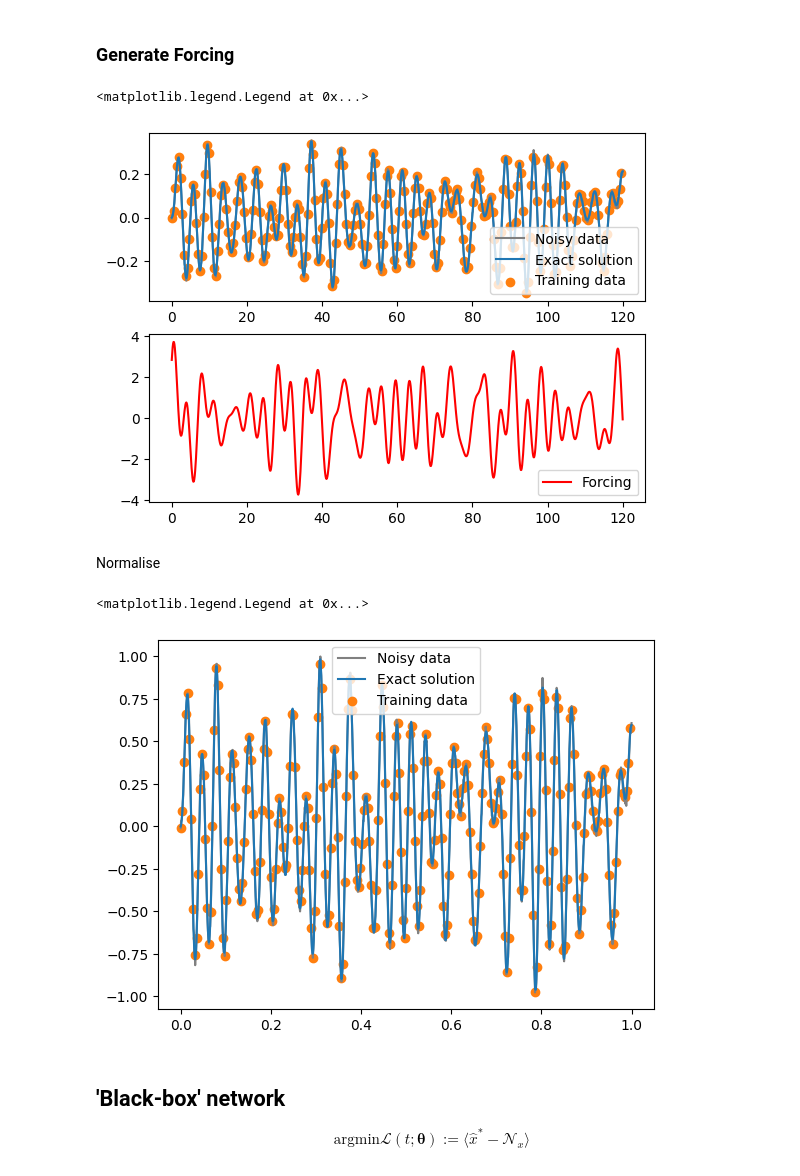
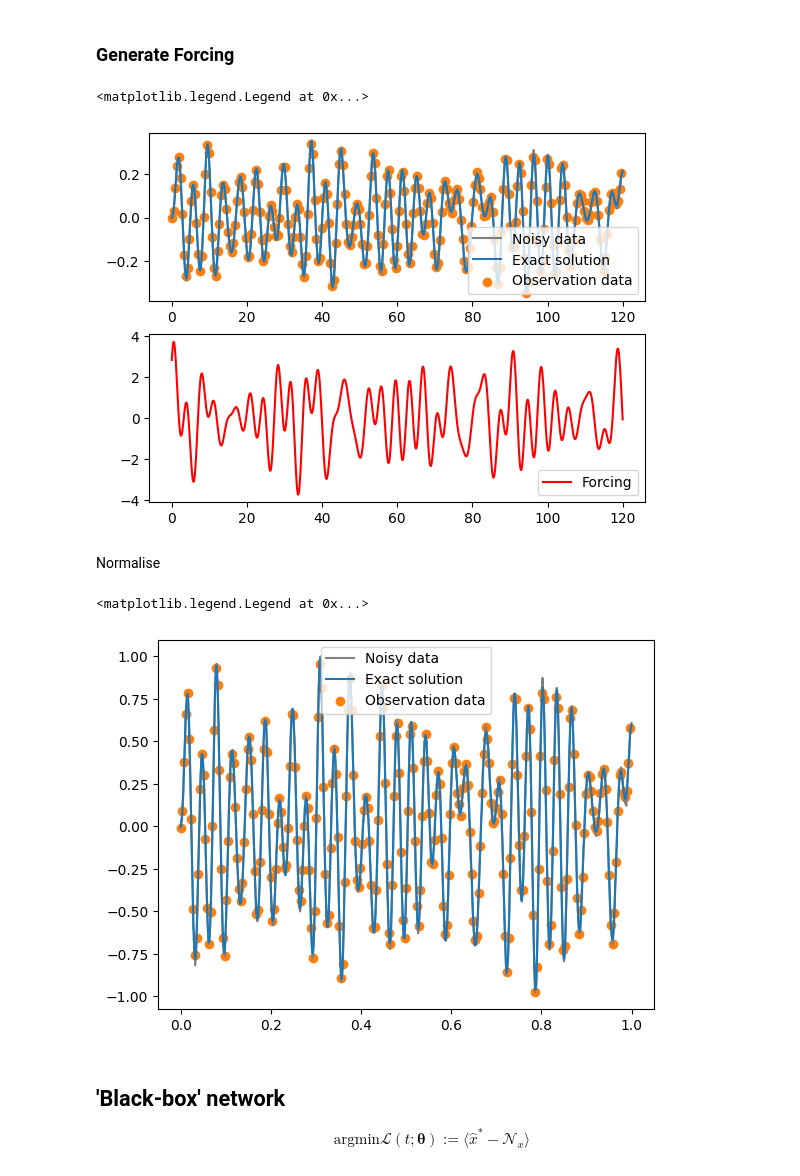
Before and after one commit to MarcusHA94/structural-dynamics-pinns, a Jupyter notebook: sdof_instance/sdof_forced_cubic.ipynb, the cells around one changed output. Saved outputs shown, nothing was run; the diff lists cells and outputs as text; code cells hidden in the pictures.

```diff
--- a/sdof_instance/sdof_forced_cubic.ipynb
+++ b/sdof_instance/sdof_forced_cubic.ipynb
@@ -96,35 +98,35 @@ gt_config = {
         "k_tild" : k_tild,
         "c_tild" : c_tild,
         "k3_tild" : k3_tild
     },
     "init_conds" : {
         "x0" : 0.0,
         "v0" : 0.0
     },
     "forcing" : excitation
 }
 
 x, v = sdof_solution(t, **gt_config)
 x_noisy = add_noise(x.view(-1,1), 0.02)
 t = torch.tensor(t).view(-1,1).to(torch.float32)
 
 # slice out a number of points from the start of the signal
 sub_ind = np.arange(0, int(nt/1), 4)
 
 t_data = t[sub_ind]
 x_data = x_noisy[sub_ind]
 
 fig, axs= plt.subplots(2,1)
 axs[0].plot(t, x_noisy, color="gray", label="Noisy data")
 axs[0].plot(t, x, label="Exact solution")
-axs[0].scatter(t_data, x_data, color="tab:orange", label="Training data")
+axs[0].scatter(t_data, x_data, color="tab:orange", label="Observation data")
 axs[0].legend()
 
 axs[1].plot(t, excitation["F"], color="red", label="Forcing")
 axs[1].legend()
 # %% [output]
 <matplotlib.legend.Legend at 0x...>
-[figure, old version]
+[figure, new version]
 # %% [markdown]
 Normalise
 # %%
@@ -143,11 +145,11 @@ excitation["F_hat"] = F_hat
 fig, ax = plt.subplots()
 ax.plot(t_hat, x_hat, color="gray", label="Noisy data")
 ax.plot(t_hat, x_hat_gt, label="Exact solution")
-ax.scatter(t_data, x_data, color="tab:orange", label="Training data")
+ax.scatter(t_data, x_data, color="tab:orange", label="Observation data")
 ax.legend()
 # %% [output]
 <matplotlib.legend.Legend at 0x...>
-[figure, old version]
+[figure, new version]
 # %% [markdown]
 ## 'Black-box' network
 
```
Also changed, not shown: parts of 5 cells of this notebook, 11 other files.
